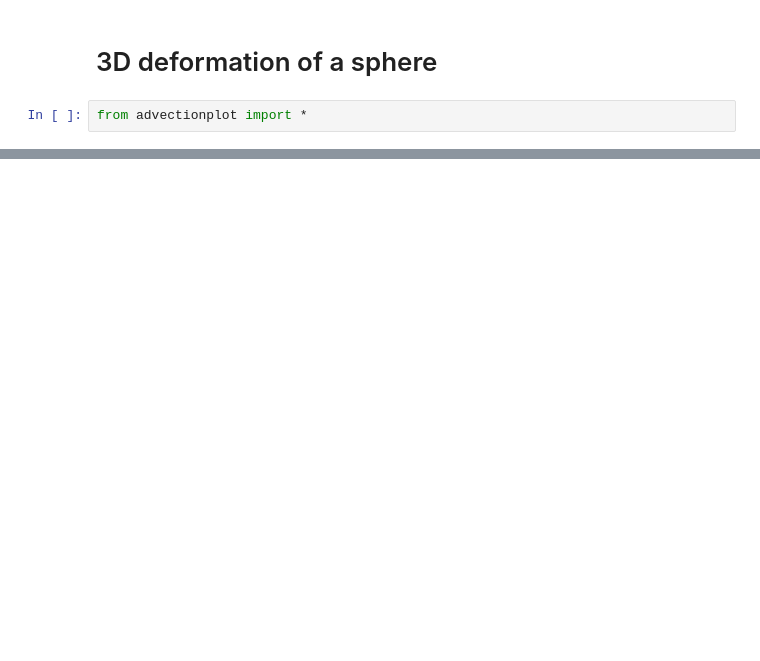
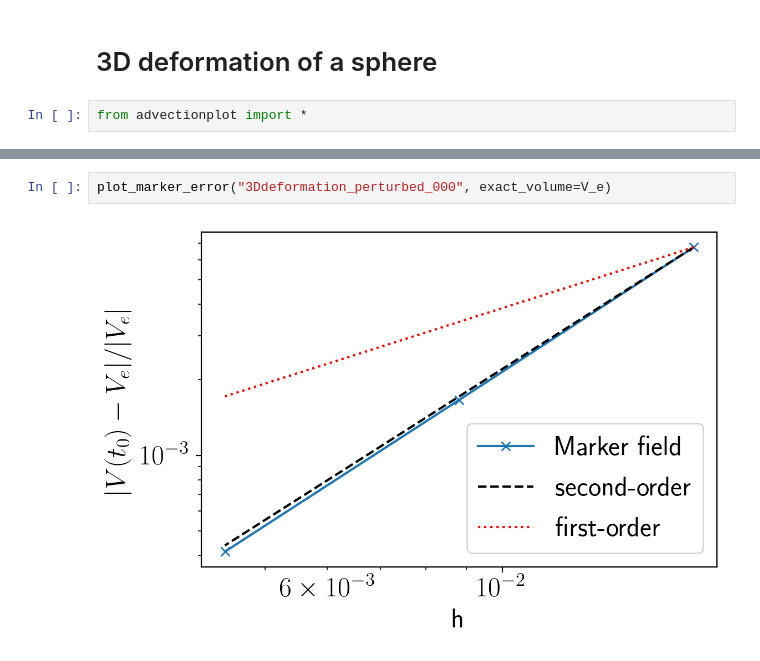
Before and after one commit to tmaric/leia, a Jupyter notebook: cases/3Ddeformation.ipynb, the cells around one changed output, grey strips where cells are left out. Cells and saved outputs as stored; diff of their text form; blank space fills up the shorter version.

```diff
--- a/cases/3Ddeformation.ipynb
+++ b/cases/3Ddeformation.ipynb
@@ -55,0 +55,4 @@ Convergence order = 2.008798
+# %%
+plot_marker_error("3Ddeformation_perturbed_000", exact_volume=V_e)
+# %% [output]
+[figure, added]
```
Also changed, not shown: parts of 23 cells of this notebook, 36 other files.
